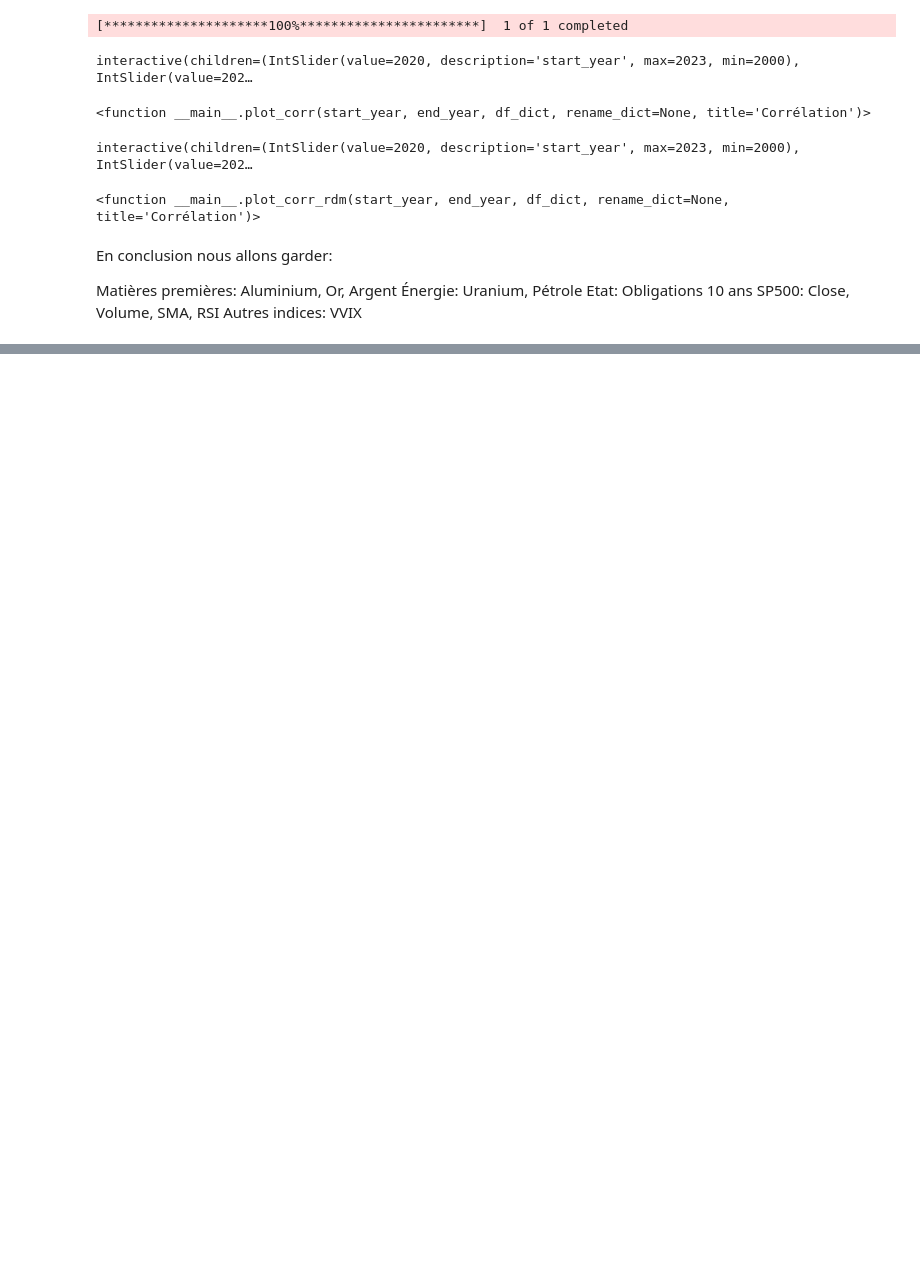
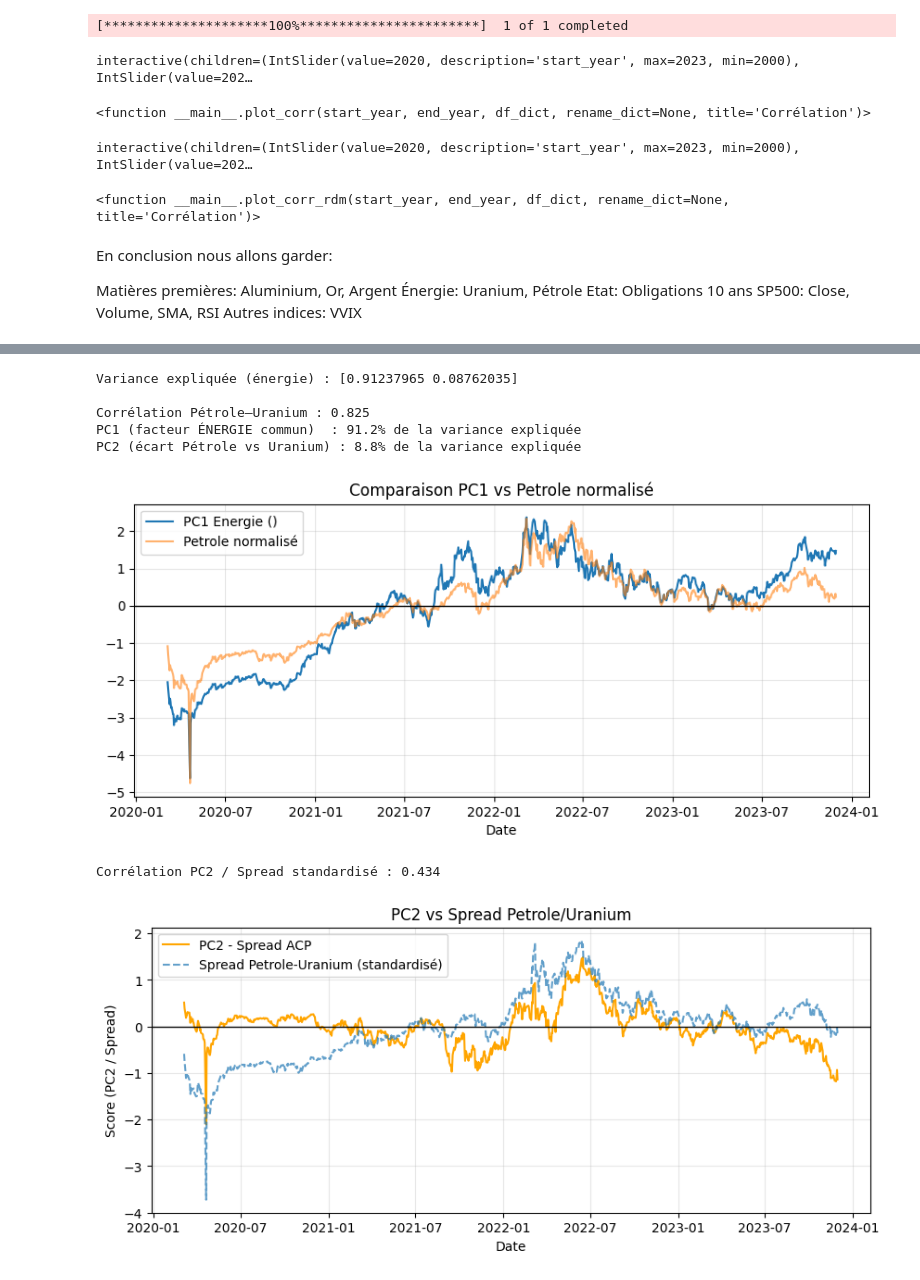
Before and after one commit to HENRIDVX/MachineLearning-Project-1erSemestre, a Jupyter notebook: ProjetML2.ipynb, the cells around one changed output, grey strips where cells are left out. Cells and saved outputs as stored; diff of their text form; code cells hidden in the pictures; blank space fills up the shorter version.

```diff
--- a/ProjetML2.ipynb
+++ b/ProjetML2.ipynb
@@ -676,0 +800,75 @@ Autres indices: VVIX
+# %%
+# ACP 2 : Pétrole/Uranium
+energy_cols = ["Petrole_Close", "Uranium_Close"]
+df_energy = model1_df[energy_cols].dropna()
+
+scaler_energy = StandardScaler()
+X_energy_scaled = scaler_energy.fit_transform(df_energy)
+
+pca_energy = PCA(n_components=2)
+X_energy_pca = pca_energy.fit_transform(X_energy_scaled)
+
+print("Variance expliquée (énergie) :", pca_energy.explained_variance_ratio_,"\n")
+
+# Résultats
+corr_energy = df_energy.corr().iloc[0, 1]
+
+
+print(f"Corrélation Pétrole–Uranium : {corr_energy:.3f}")
+print(f"PC1 (facteur ÉNERGIE commun)  : {pca_energy.explained_variance_ratio_[0]*100:.1f}% de la variance expliquée")
+print(f"PC2 (écart Pétrole vs Uranium) : {pca_energy.explained_variance_ratio_[1]*100:.1f}% de la variance expliquée")
+# %% [output]
+Variance expliquée (énergie) : [0.91237965 0.08762035]
+
+Corrélation Pétrole–Uranium : 0.825
+PC1 (facteur ÉNERGIE commun)  : 91.2% de la variance expliquée
+PC2 (écart Pétrole vs Uranium) : 8.8% de la variance expliquée
+# %%
+# PC1 et PC2 dans le temps
+energie_pc1 = pd.Series(X_energy_pca[:, 0], index=df_metalp.index, name="Energie_PC1")
+energie_pc2 = pd.Series(X_energy_pca[:, 1], index=df_metalp.index, name="Energie_PC2")
+
+# PC1 vs Or (normalisé)
+plt.figure(figsize=(10, 4))
+plt.plot(energie_pc1, label="PC1 Energie ()")
+plt.plot((df_energy["Petrole_Close"] - df_energy["Petrole_Close"].mean()) / df_energy["Petrole_Close"].std(),
+         label="Petrole normalisé", alpha=0.6)
+plt.axhline(0, color='black', linewidth=1)
+plt.title("Comparaison PC1 vs Petrole normalisé")
+plt.xlabel("Date")
+plt.grid(alpha=0.3)
+plt.legend()
+plt.show()
+
+
+
+# PC2 vs Spread (Petrole vs Ura)
+
+
+# Spread standardisé
+spread_std = ((df_energy["Petrole_Close"] - df_energy["Uranium_Close"]) -
+              (df_energy["Petrole_Close"] - df_energy["Uranium_Close"]).mean()
+             ) / (df_energy["Petrole_Close"] - df_energy["Uranium_Close"]).std()
+
+spread_std = spread_std / np.sqrt(2)  # même échelle que PC2 (dans notre ACP on divise par 1/2)
+spread_std.name = "Spread Petrole-Uranium"
+
+# Corrélation
+corr_pc2_spread = energie_pc2.corr(spread_std)
+print(f"Corrélation PC2 / Spread standardisé : {corr_pc2_spread:.3f}")
+
+# Plot comparaison
+plt.figure(figsize=(10, 4))
+plt.plot(energie_pc2, label="PC2 - Spread ACP", color="orange")
+plt.plot(spread_std, label="Spread Petrole-Uranium (standardisé)", linestyle="--", alpha=0.7)
+plt.axhline(0, color='black', linewidth=1)
+plt.title("PC2 vs Spread Petrole/Uranium")
+plt.xlabel("Date")
+plt.ylabel("Score (PC2 / Spread)")
+plt.grid(alpha=0.3)
+plt.legend()
+plt.show()
+# %% [output]
+[figure, added]
+Corrélation PC2 / Spread standardisé : 0.434
+[figure, added]
```
Also changed, not shown: parts of 8 cells of this notebook.
